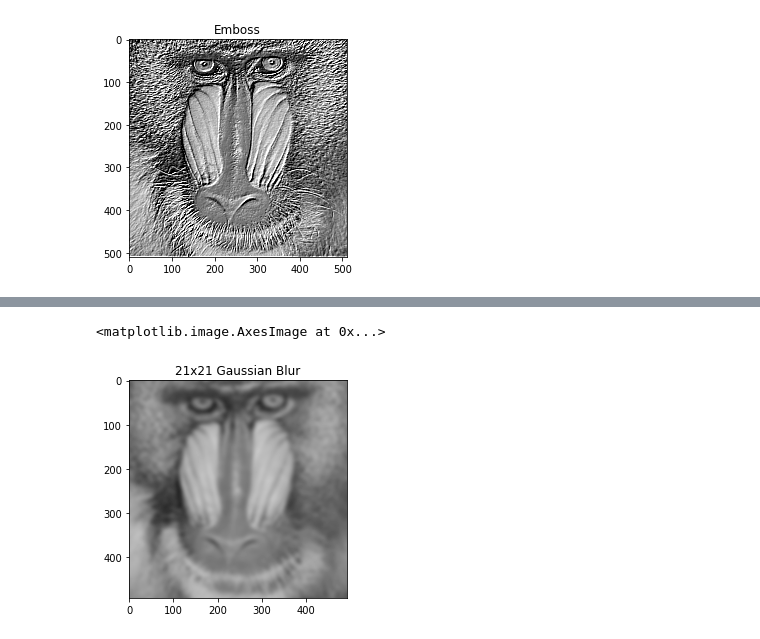
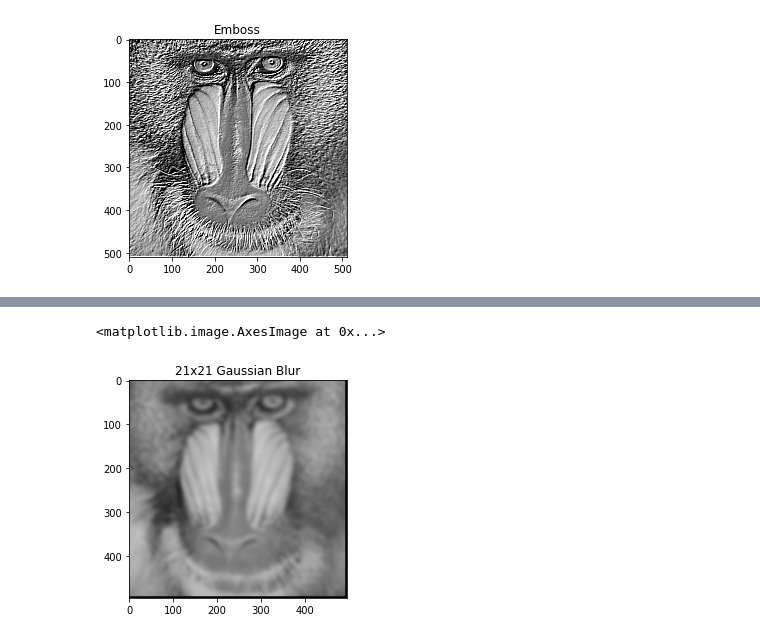
Before and after one commit to Afvanie/PCVK_Genap_2023, a Jupyter notebook: week7.ipynb, the cells around one changed output, grey strips where cells are left out. Drawn from its saved outputs; the diff is of its cells as text; code cells hidden in the pictures.

```diff
--- a/week7.ipynb
+++ b/week7.ipynb
@@ -121,16 +120,16 @@ plt.imshow(img_CED, cmap='gray',vmin=0, vmax=100)
 # %%
 # Operasi 21x21 Gaussian Blur
 
 kernel_size = 21
 sigma = math.sqrt(kernel_size)
 gaussian_kernel = cv.getGaussianKernel((kernel_size), sigma)
 gauss_kernel = gaussian_kernel @ gaussian_kernel.transpose()
 
 img_blur = img_gray.copy()
-img_blur = convolution2d(img_blur, gauss_kernel,1,0)
+img_blur = convolution2d(img_blur, gauss_kernel,1,2)
 
 plt.title("21x21 Gaussian Blur")
 plt.imshow(img_blur, cmap='gray',vmin=0, vmax=255)
 # %% [output]
 <matplotlib.image.AxesImage at 0x...>
-[figure, old version]
+[figure, new version]
```
Also changed, not shown: parts of 4 cells of this notebook.
